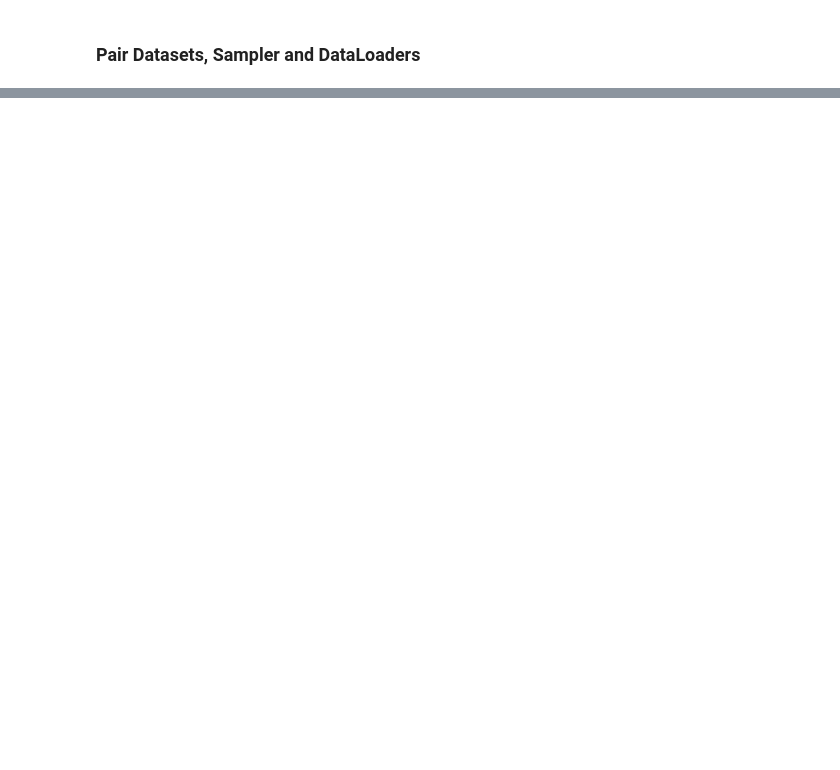
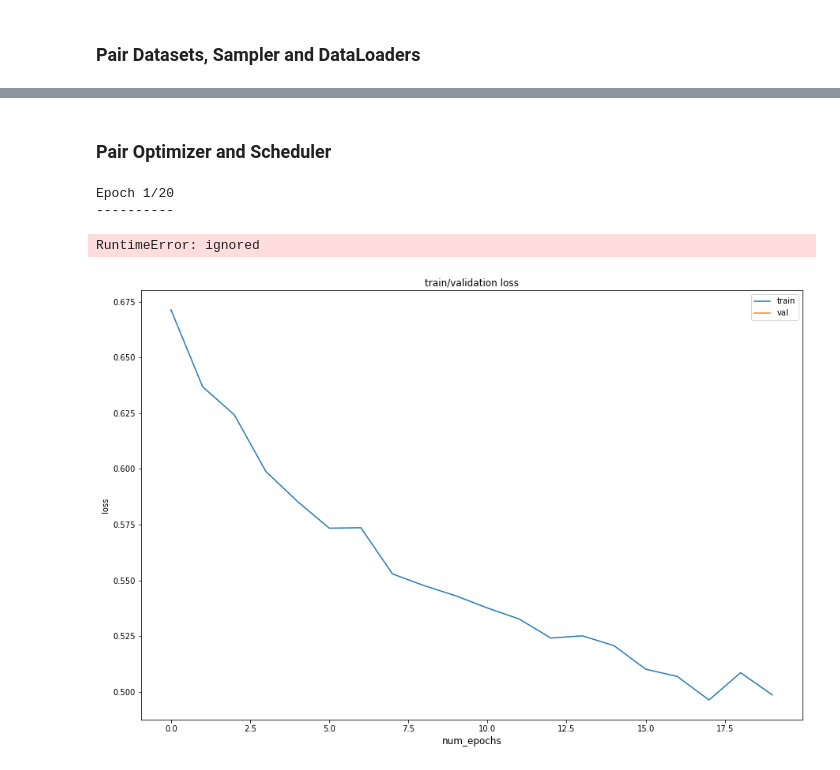
Before and after one commit to david-siqi-liu/sentence-ordering, a Jupyter notebook: dc2-notebook-sq2liu.ipynb, the cells around one changed output, grey strips where cells are left out. Drawn from its saved outputs; the diff is of its cells as text; code cells hidden in the pictures; blank space fills up the shorter version.

```diff
--- a/dc2-notebook-sq2liu.ipynb
+++ b/dc2-notebook-sq2liu.ipynb
@@ -1002,0 +305,48 @@ submission.to_csv('submission.csv', index=False)
+# %%
+# dataloaders_pair = {
+#     'train' : train_dataloader_pair,
+#     'val' : val_dataloader_pair
+# }
+
+dataloaders_pair = {
+    'train' : train_dataloader_pair
+}
+
+# print('train DataLoader size: {:d}\nval DataLoader size: {:d}'.format(
+#     len(dataloaders_pair['train']), len(dataloaders_pair['val'])
+# ))
+# %% [markdown]
+### Pair Optimizer and Scheduler
+# %%
+optimizer_pair = model.get_optimizer(
+    model_pair,
+    config.args['model_pair']['lr'],
+    config.args['model_pair']['adam_eps']
+)
+# %%
+scheduler_pair = model.get_scheduler(
+    optimizer_pair,
+    config.args['model_pair']['warmup_steps'],
+    len(train_dataloader_pair) * config.args['model_pair']['num_epochs']
+)
+# %%
+model_pair, best_epoch_pair, losses_pair, accuracies_pair, corrs_pair = model.train_pair(
+    model=model_pair,
+    model_fsent=model_fsent,
+    tokenizer=tokenizer,
+    device=device,
+    val_set=val_set,
+    dataloaders=dataloaders_pair,
+    dataset_sizes=dataset_sizes_pair,
+    optimizer=optimizer_pair,
+    scheduler=scheduler_pair,
+    num_epochs=config.args['model_pair']['num_epochs']
+)
+# %% [output]
+Epoch 1/20
+----------
+RuntimeError: ignored
+# %%
+utils.plot_statistics("loss", losses_pair)
+# %% [output]
+[figure, added]
```
Also changed, not shown: parts of 81 cells of this notebook, 4 other files.
